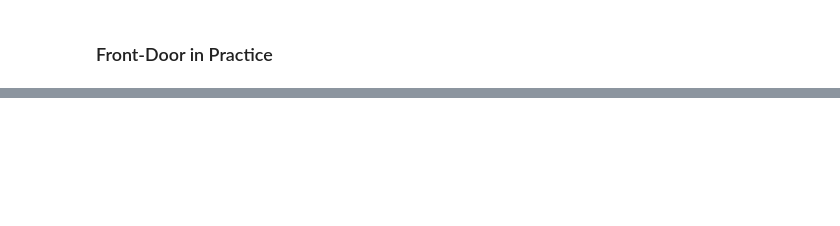
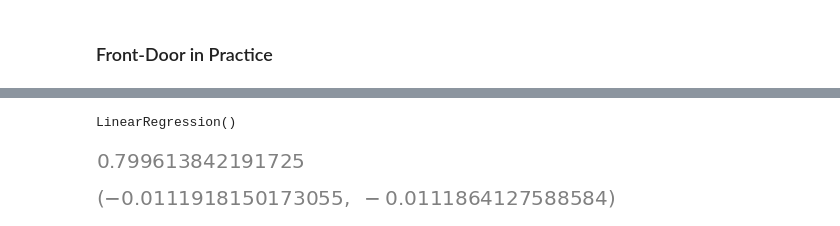
Before and after one commit to joakor89/Causal_inference_in_python, a Jupyter notebook: chap_06/NESD.ipynb, the cells around one changed output, grey strips where cells are left out. Drawn from its saved outputs; the diff is of its cells as text; code cells hidden in the pictures; blank space fills up the shorter version.

```diff
--- a/chap_06/NESD.ipynb
+++ b/chap_06/NESD.ipynb
@@ -344,0 +442,49 @@ plt.show()
+# %%
+# First, we'll build a structural causal model (SCM)
+class InsrumentalSCM:
+
+    def __init__(self, random_seed=None):
+        self.random_seed = random_seed
+        self.u_xy = stats.norm()
+        self.u_z = stats.norm()
+
+    def sample(self, sample_size=100):
+        """Samples from the SCM"""
+        if self.random_seed:
+            np.random.seed(self.random_seed)
+
+        u_xy = self.u_xy.rvs(sample_size)
+        u_z = self.u_z.rvs(sample_size)
+
+        z = u_z
+        x = 0.7*z + 0.2*u_xy
+        y = 0.8*x + 0.1*u_xy
+
+        return z, x, y
+# %%
+# Instantiate the SCM and sample
+instr_scm = InsrumentalSCM()
+z, x, y = instr_scm.sample(1000)
+# %%
+# Fit regression 1
+lr_yz = LinearRegression()
+lr_yz.fit(X=z.reshape(-1, 1), y=y)
+
+# Fit regression 2
+lr_xz = LinearRegression()
+lr_xz.fit(X=z.reshape(-1, 1), y=x)
+# %% [output]
+LinearRegression()
+# %%
+# Compute the causal effect
+causal_effect = lr_yz.coef_[0] / lr_xz.coef_[0]
+causal_effect
+# %% [output]
+[figure, added]
+# %%
+# Sanity check
+random_z = np.random.randn()
+
+random_z * .7 * .8, random_z * .7 * causal_effect
+# %% [output]
+[figure, added]
```
Also changed, not shown: parts of 15 cells of this notebook, 2 other files.
